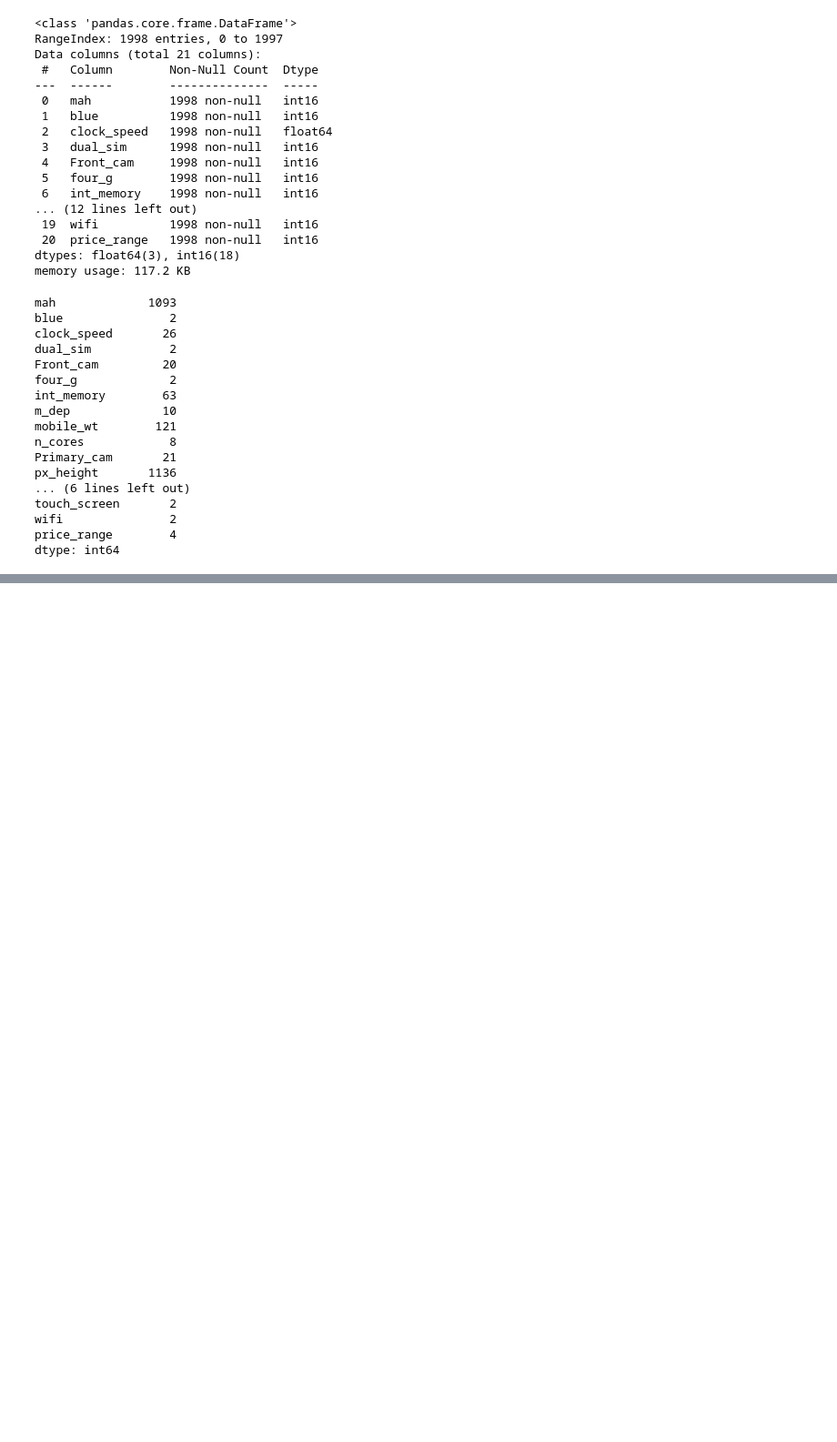
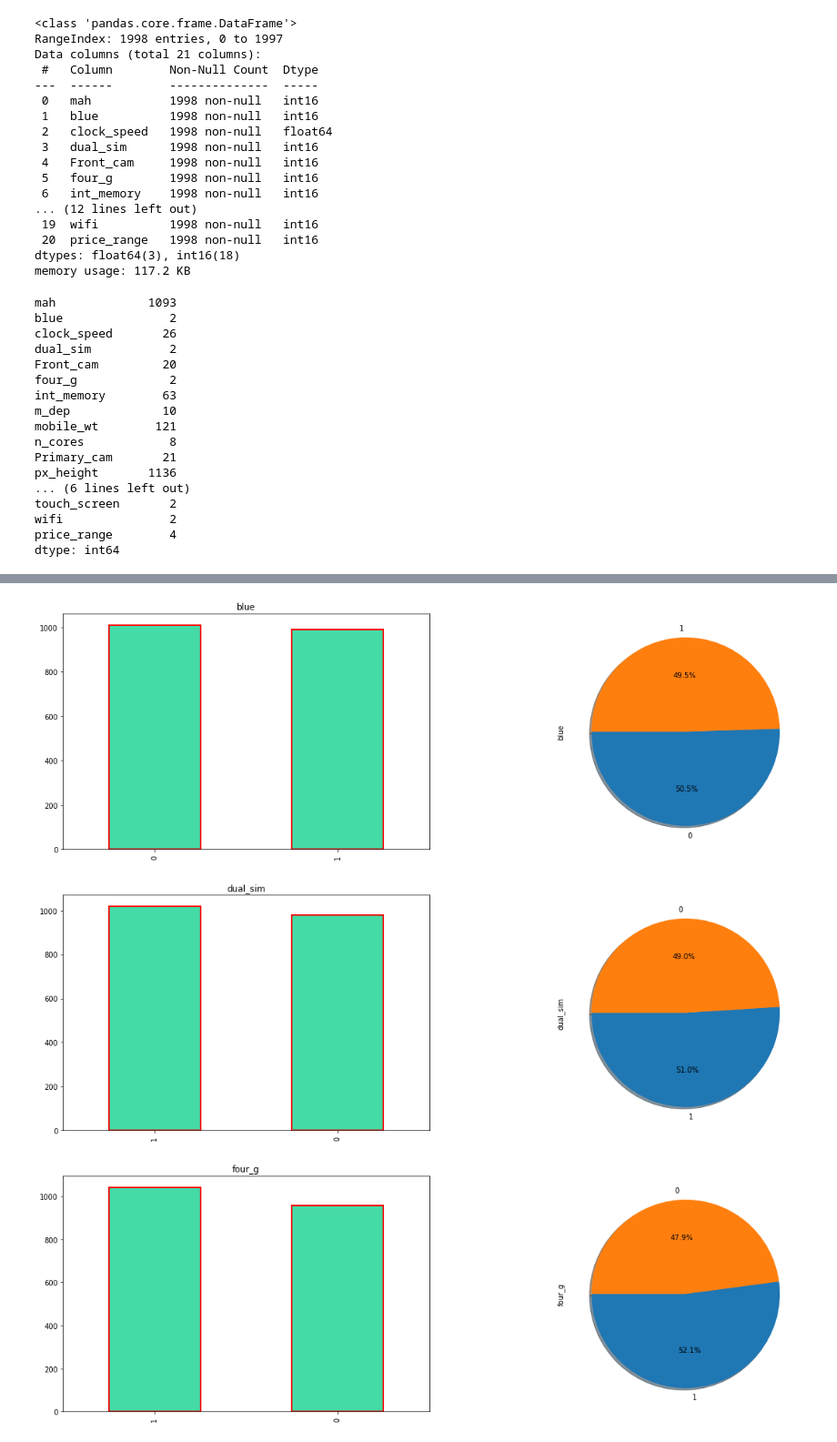
Before and after one commit to tarun422/Mobile-Price-Range-Prediction, a Jupyter notebook: Mobile_Price_Range_Prediction.ipynb, the cells around one changed output, grey strips where cells are left out. Shown at 91% size. Cells and saved outputs as stored; diff of their text form; code cells hidden in the pictures; blank space fills up the shorter version.

```diff
--- a/Mobile_Price_Range_Prediction.ipynb
+++ b/Mobile_Price_Range_Prediction.ipynb
@@ -363,0 +386,2 @@ dtype: int64
+# %%
+categorical_columns=['blue','dual_sim','four_g','n_cores','three_g','touch_screen','wifi','price_range']
@@ -363,0 +392,13 @@ dtype: int64
+# %%
+for i in categorical_columns:
+ fig = plt.figure(figsize=(20, 6))
+ plt.subplot(1,2,1)
+ df[i].value_counts().plot(kind='bar',color='#44dba6',edgecolor='red',linewidth=2)
+ plt.title(i)
+ plt.subplot(1,2,2)
+ df[i].value_counts().plot(kind='pie',autopct='%1.1f%%',shadow=True,startangle=180)
+ plt.show()
+# %% [output]
+[figure, added]
+[figure, added]
+[figure, added]
```
Also changed, not shown: parts of 10 cells of this notebook.
